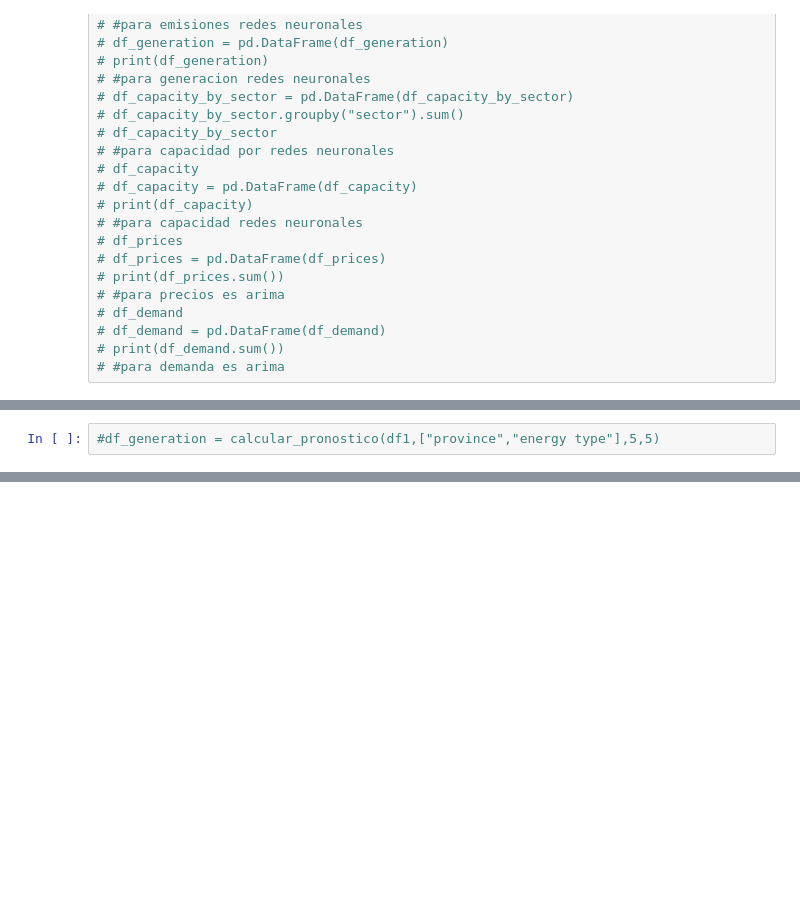
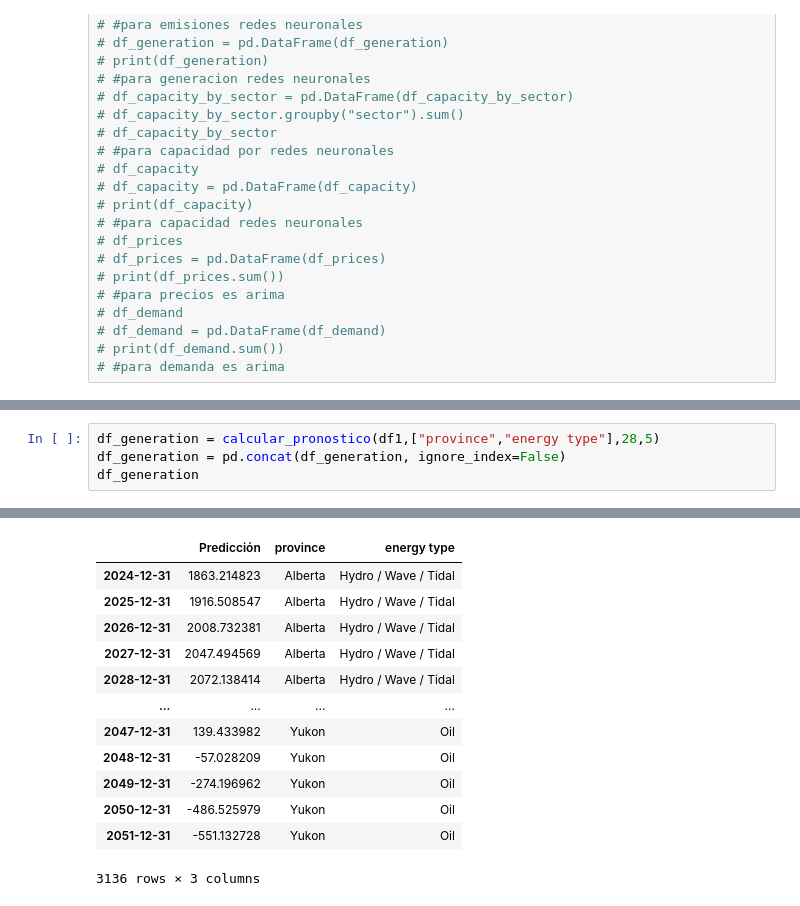
Before and after one commit to Odquinteroc/Project-Data-Analysis-Lambton, a Jupyter notebook: Modelos_predictivos/Test_Modelos.ipynb, the cells around one changed output, grey strips where cells are left out. Saved outputs shown, nothing was run; the diff lists cells and outputs as text; blank space fills up the shorter version.

```diff
--- a/Modelos_predictivos/Test_Modelos.ipynb
+++ b/Modelos_predictivos/Test_Modelos.ipynb
@@ -569,2 +607,5 @@ def calcular_pronosticouni(data, iterables2D,periodos_a_predecir,time_step):
 # %%
-#df_generation = calcular_pronostico(df1,["province","energy type"],5,5)
+df_generation = calcular_pronostico(df1,["province","energy type"],28,5)
+df_generation = pd.concat(df_generation, ignore_index=False)
+df_generation
+# %% [output]
@@ -571 +629,14 @@ def calcular_pronosticouni(data, iterables2D,periodos_a_predecir,time_step):
+|  | Predicción | province | energy type |
+| 2024-12-31 | 1863.214823 | Alberta | Hydro / Wave / Tidal |
+| 2025-12-31 | 1916.508547 | Alberta | Hydro / Wave / Tidal |
+| 2026-12-31 | 2008.732381 | Alberta | Hydro / Wave / Tidal |
+| 2027-12-31 | 2047.494569 | Alberta | Hydro / Wave / Tidal |
+| 2028-12-31 | 2072.138414 | Alberta | Hydro / Wave / Tidal |
+| ... | ... | ... | ... |
+| 2047-12-31 | 139.433982 | Yukon | Oil |
+| 2048-12-31 | -57.028209 | Yukon | Oil |
+| 2049-12-31 | -274.196962 | Yukon | Oil |
+| 2050-12-31 | -486.525979 | Yukon | Oil |
+| 2051-12-31 | -551.132728 | Yukon | Oil |
+3136 rows × 3 columns
 # %%
```
Also changed, not shown: parts of 13 cells of this notebook.
